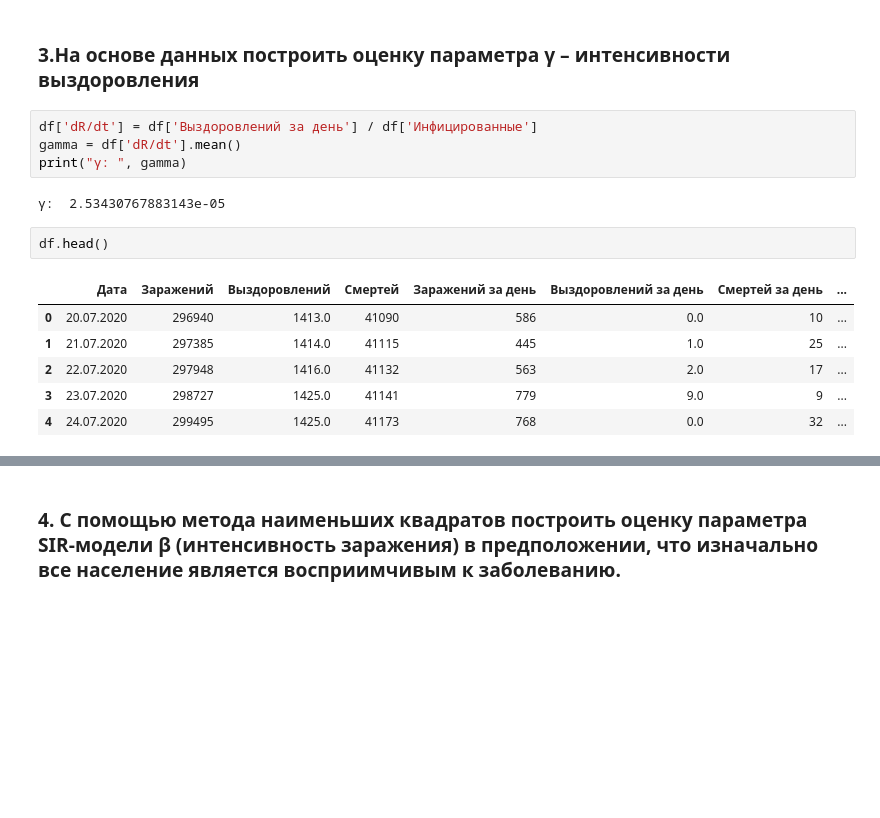
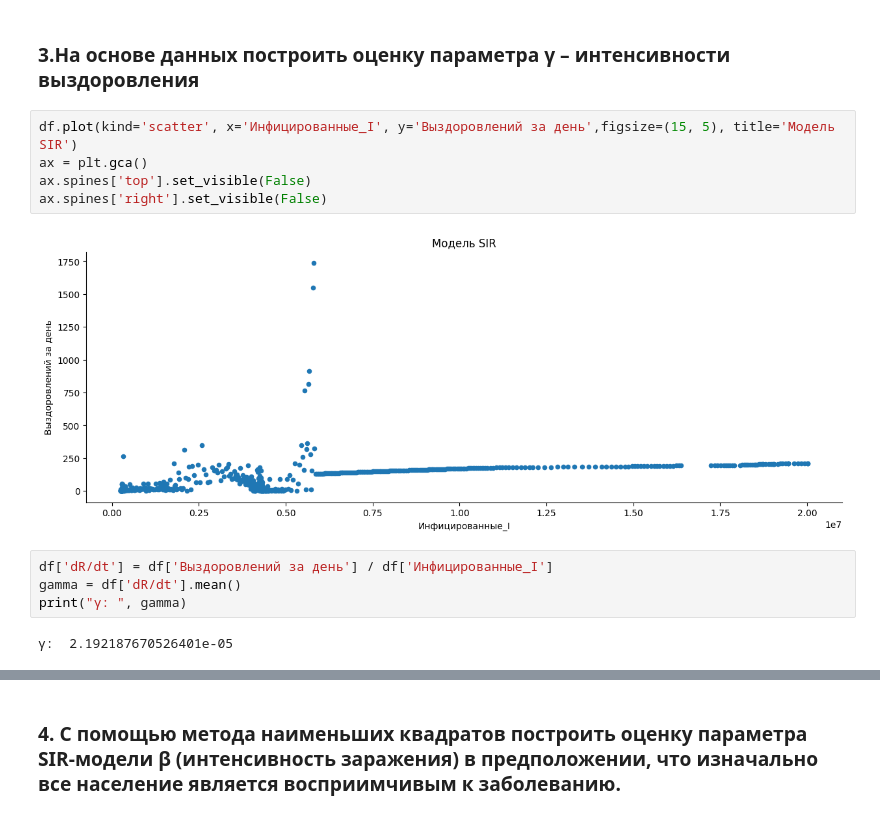
Before and after one commit to Artemiadze/Data-Science-in-Medicine, a Jupyter notebook: SIR-model/Vlasov_Artyom_SIR_Model.ipynb, the cells around one changed output, grey strips where cells are left out. Drawn from its saved outputs; the diff is of its cells as text; blank space fills up the shorter version.

```diff
--- a/SIR-model/Vlasov_Artyom_SIR_Model.ipynb
+++ b/SIR-model/Vlasov_Artyom_SIR_Model.ipynb
@@ -60,17 +210,15 @@ df.head()
 # %% [markdown]
 ### 3.На основе данных построить оценку параметра γ – интенсивности выздоровления
+# %%
+df.plot(kind='scatter', x='Инфицированные_I', y='Выздоровлений за день',figsize=(15, 5), title='Модель SIR')
+ax = plt.gca()
+ax.spines['top'].set_visible(False)
+ax.spines['right'].set_visible(False)
+# %% [output]
+[figure, added]
 # %%
-df['dR/dt'] = df['Выздоровлений за день'] / df['Инфицированные']
+df['dR/dt'] = df['Выздоровлений за день'] / df['Инфицированные_I']
 gamma = df['dR/dt'].mean()
 print("γ: ", gamma)
 # %% [output]
-γ:  2.53430767883143e-05
+γ:  2.192187670526401e-05
-# %%
-df.head()
-# %% [output]
-|  | Дата | Заражений | Выздоровлений | Смертей | Заражений за день | Выздоровлений за день | Смертей за день | ... |
-| 0 | 20.07.2020 | 296940 | 1413.0 | 41090 | 586 | 0.0 | 10 | ... |
-| 1 | 21.07.2020 | 297385 | 1414.0 | 41115 | 445 | 1.0 | 25 | ... |
-| 2 | 22.07.2020 | 297948 | 1416.0 | 41132 | 563 | 2.0 | 17 | ... |
-| 3 | 23.07.2020 | 298727 | 1425.0 | 41141 | 779 | 9.0 | 9 | ... |
-| 4 | 24.07.2020 | 299495 | 1425.0 | 41173 | 768 | 0.0 | 32 | ... |
```
Also changed, not shown: parts of 23 cells of this notebook, 3 other files.
